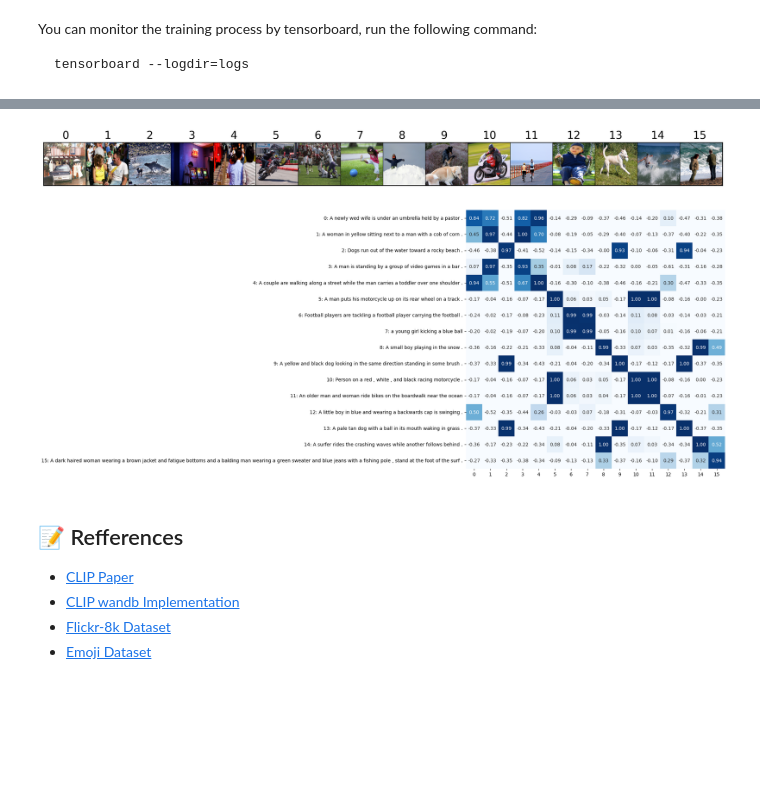
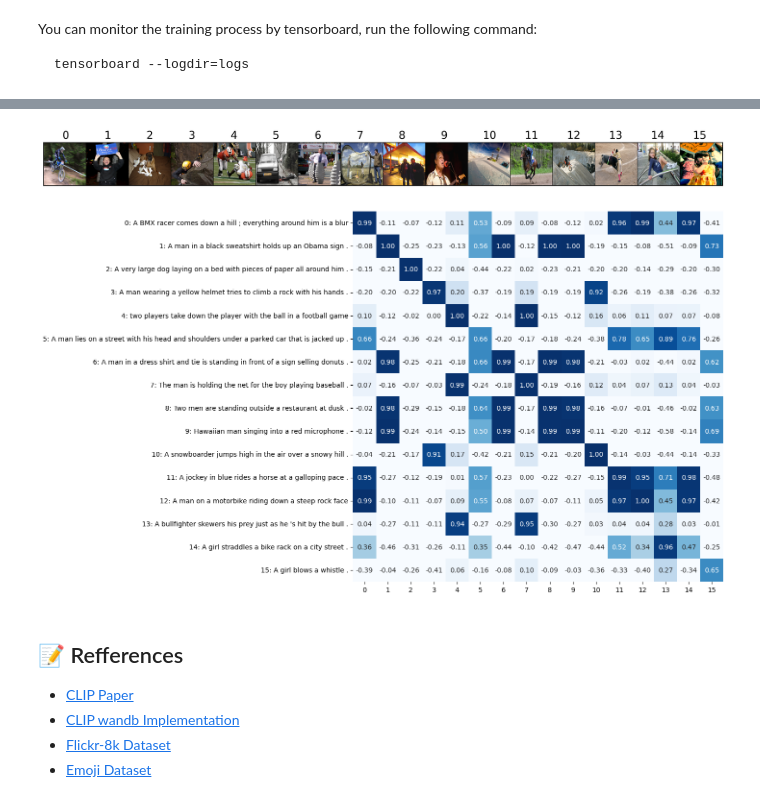
Before and after one commit to yosshstd/Image2Emoji, a Jupyter notebook: main.ipynb, the cells around one changed output, grey strips where cells are left out. Cells and saved outputs as stored; diff of their text form; code cells hidden in the pictures; blank space fills up the shorter version.

```diff
--- a/main.ipynb
+++ b/main.ipynb
@@ -54,3 +76,4 @@ If you don't want to train the model, you can skip this section and directly jum
 # %%
-trainer = pl.Trainer(max_epochs=10, enable_checkpointing=False, callbacks=[lightning_model.OverrideEpochStepCallback(), EarlyStopping(monitor='val/loss', patience=30, verbose=False)])
-trainer.fit(model, train_loader, val_loader)
+# # Train model
+# trainer = pl.Trainer(max_epochs=10, enable_checkpointing=False, callbacks=[lightning_model.OverrideEpochStepCallback(), EarlyStopping(monitor='val/loss', patience=30, verbose=False)])
+# trainer.fit(model, train_loader, val_loader)
@@ -93,2 +96,4 @@ tensorboard --logdir=logs
 # %%
-#torch.save(model.state_dict(), 'model_weights/model_epoch10.pth')
+# Load trained model
+model.load_state_dict(torch.load('model_weights/model_epoch10.pth'))
+model.eval()
@@ -124,24 +153,26 @@ images, texts, captions = next(iter(val_loader))
 # %%
+# Fetch a batch of images and captions
+images, texts, captions = next(iter(train_loader))
+
 # show images
 row_images = images / 2 + 0.5
 fig, ax = plt.subplots(figsize=(16, 16), dpi=300)
 ax.set_xticks([]); ax.set_yticks([])
 ax.imshow(make_grid(row_images.detach()[:row_images.size(0)], nrow=16).permute(1, 2, 0))
 for i in range(row_images.size(0)):
     ax.text(i%16*224+100, i//16*224-20, str(i), fontsize=14, color='black')
 plt.show()
 
 # show captions and similarity matrix
 plt.figure(figsize=(10,10))
-model.eval()
-image_embeddings, text_embeddings = model((images, texts))
-similarity = (text_embeddings @ image_embeddings.T)
-sns.heatmap(similarity.detach().cpu().numpy(), vmin=0, vmax=1, cmap="Blues", annot=True, square=True, fmt=".2f", cbar=False)
+image_embeddings, text_embeddings = model((images.to(device), texts.to(device)))
+similarity = np.dot(image_embeddings.detach().cpu().numpy(), text_embeddings.detach().cpu().numpy().T)
+sns.heatmap(similarity, vmin=0, vmax=1, cmap='Blues', annot=True, square=True, fmt='.2f', cbar=False)
 plt.yticks(ticks=np.arange(len(captions))+0.5, labels=[f'{i}: {caption}' for i, caption in enumerate(captions)], rotation=0)
 plt.show()
 # %% [output]
-[figure, old version]
+[figure, new version]
-[figure, old version]
+[figure, new version]
 # %% [markdown]
 ## 📝 Refferences
 - [CLIP Paper](https://arxiv.org/abs/2103.00020)
```
Also changed, not shown: parts of 23 cells of this notebook, 11 other files.
